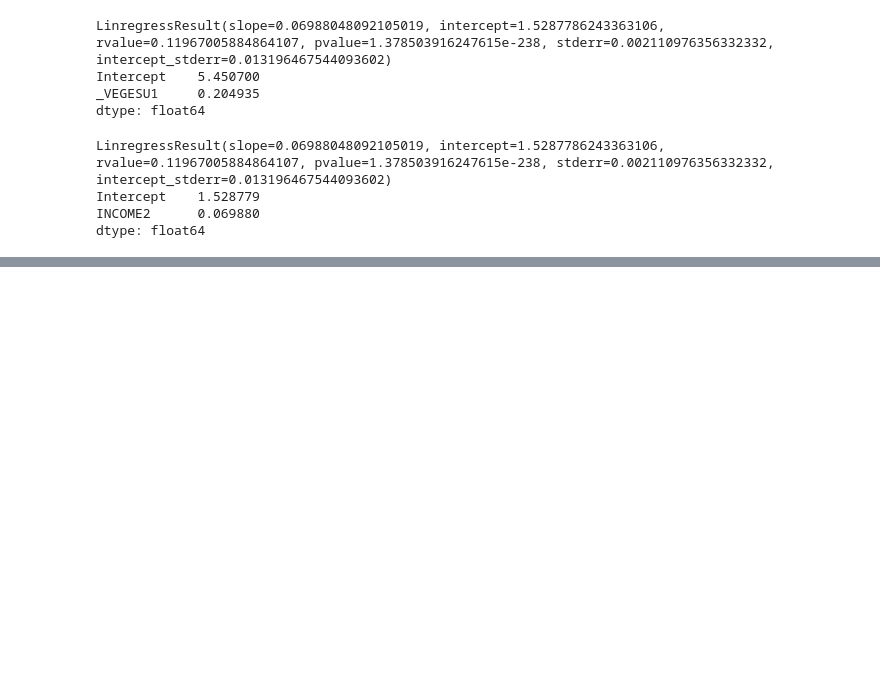
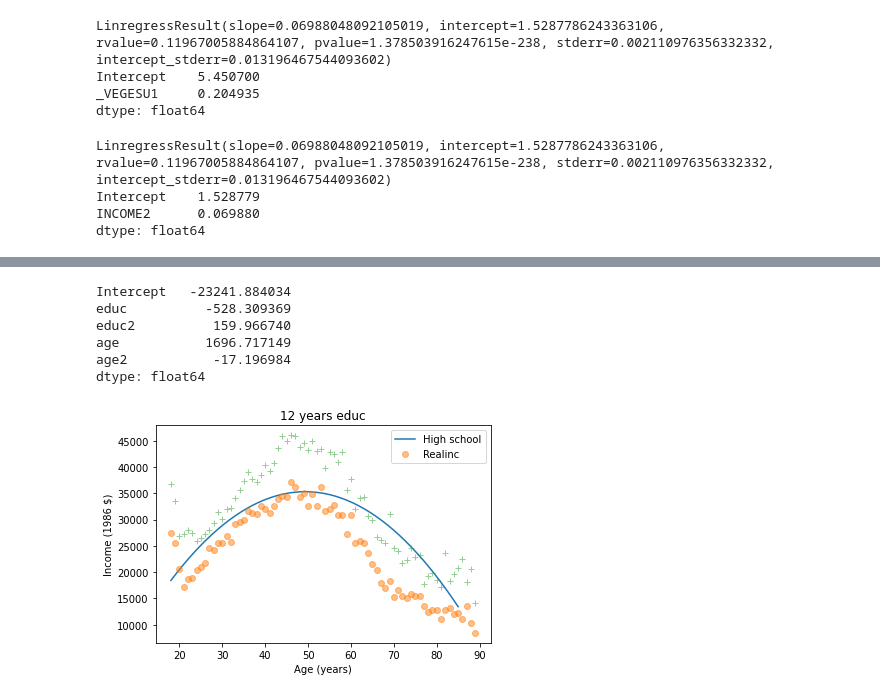
Before and after one commit to johnhhu2020/DataCamp-Data-Scientist-with-Python-Track, a Jupyter notebook: DataCamp Exploratory Data Analysis in Python.ipynb, the cells around one changed output, grey strips where cells are left out. Cells and saved outputs as stored; diff of their text form; code cells hidden in the pictures; blank space fills up the shorter version.

```diff
--- a/DataCamp Exploratory Data Analysis in Python.ipynb
+++ b/DataCamp Exploratory Data Analysis in Python.ipynb
@@ -2183,0 +2237,11 @@ Name: realinc, Length: 144, dtype: float64
+# %%
+import statsmodels.formula.api as smf
+
+# Add a new column with educ squared
+gss['educ2'] = ____
+
+# Run a regression model with educ, educ2, age, and age2
+results = ____
+
+# Print the estimated parameters
+print(results.params)
@@ -2183,0 +2262,51 @@ Name: realinc, Length: 144, dtype: float64
+# %%
+gss['age2'] = gss['age']**2
+gss['educ2'] = gss['educ']**2
+
+
+import statsmodels.formula.api as smf
+
+
+model = smf.ols('realinc ~ educ + educ2 + age + age2', data=gss)
+
+result = model.fit()
+
+print(result.params)
+
+
+
+df = pd.DataFrame()
+df['age'] = np.linspace(18, 85)    ### does this gives us 67 individual values ??? ==================================
+df['age2'] = df['age']**2
+
+df['educ'] = np.random.normal(12, 3, 50)   ### When observing on a 2D surface, we need to control dimentions involved
+df['educ'] = 12
+df['educ2'] = df['educ']**2
+
+
+pred12 = result.predict(df)
+
+
+plt.plot(df['age'], pred12, label='High school')
+
+median_income_by_age = gss.groupby(['age'])['realinc'].median()    # ==================================================
+plt.plot(median_income_by_age, 'o', alpha=0.5, label='Realinc')
+
+mean_income_by_age = gss.groupby(['age'])['realinc'].mean()
+plt.plot(mean_income_by_age, '+', alpha=0.5)    # =============================================
+
+
+plt.title('12 years educ')
+plt.xlabel('Age (years)')
+plt.ylabel('Income (1986 $)')
+
+plt.legend()
+plt.show()
+# %% [output]
+Intercept   -23241.884034
+educ          -528.309369
+educ2          159.966740
+age           1696.717149
+age2           -17.196984
+dtype: float64
+[figure, added]
```
Also changed, not shown: parts of 12 cells of this notebook.
